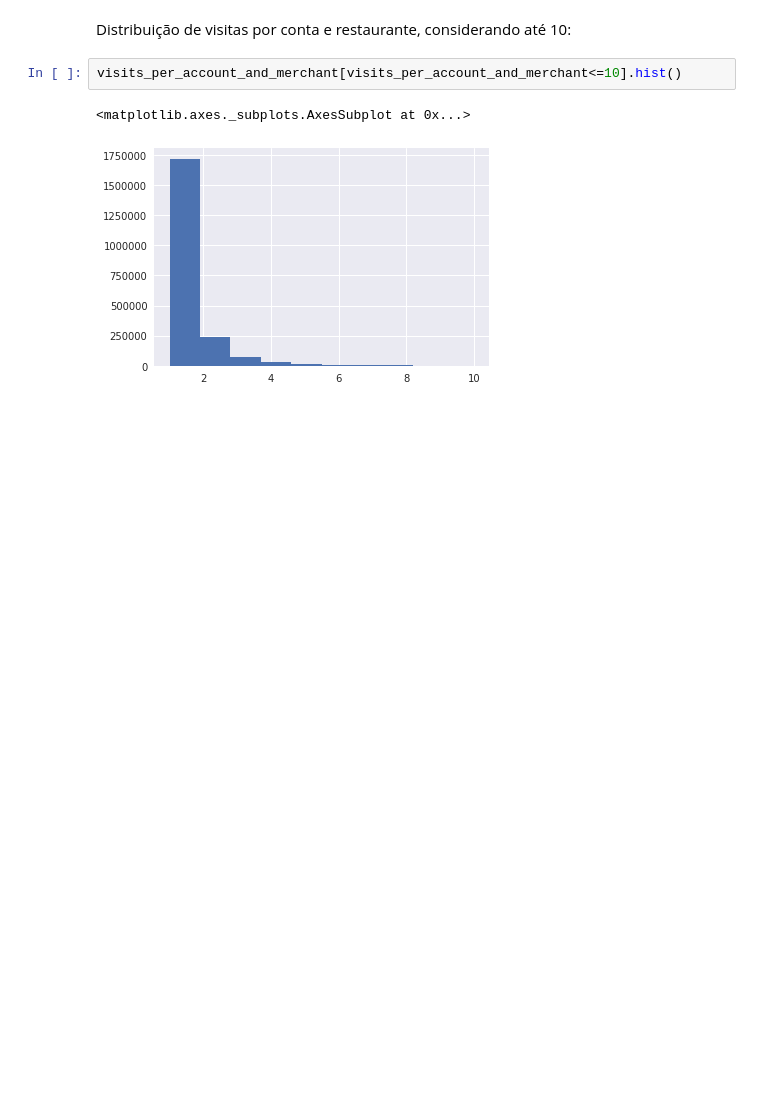
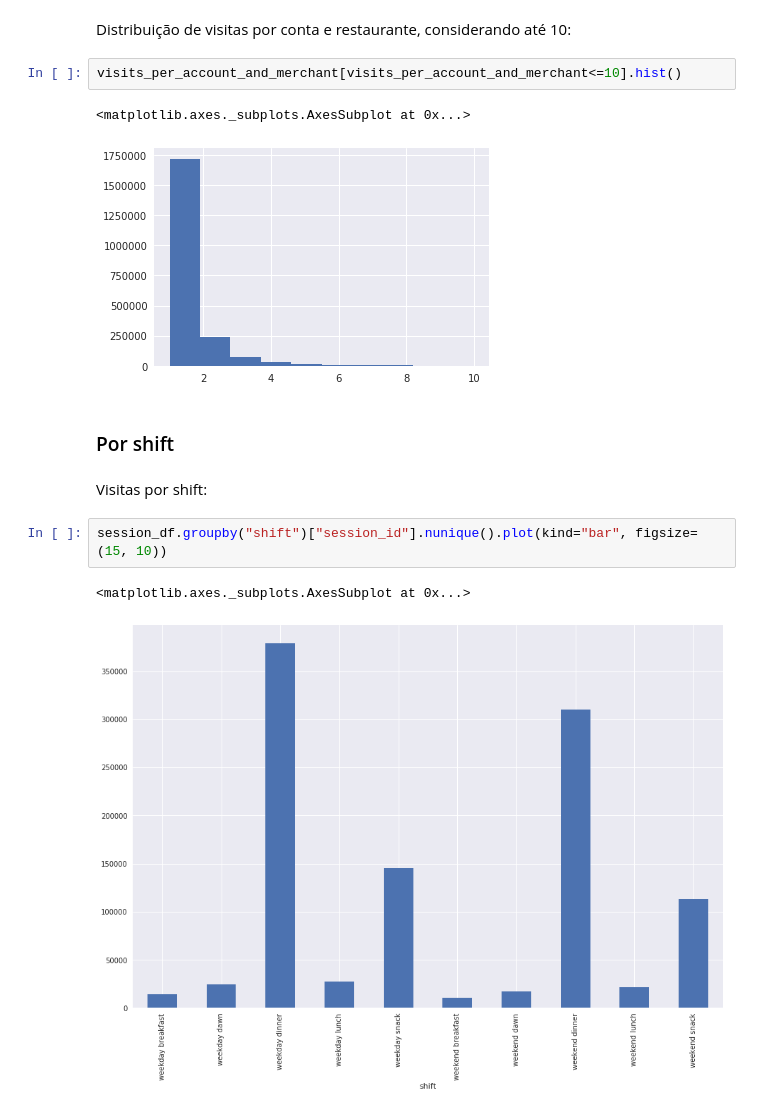
Before and after one commit to deeplearningbrasil/mars-gym, a Jupyter notebook: EDA.ipynb, the cells around one changed output. Saved outputs shown, nothing was run; the diff lists cells and outputs as text; blank space fills up the shorter version.

```diff
--- a/EDA.ipynb
+++ b/EDA.ipynb
@@ -558,3 +580,12 @@ visits_per_account_and_merchant[visits_per_account_and_merchant<=10].hist()
 # %% [output]
 <matplotlib.axes._subplots.AxesSubplot at 0x...>
 [figure]
+# %% [markdown]
+### Por shift
+# %% [markdown]
+Visitas por shift:
+# %%
+session_df.groupby("shift")["session_id"].nunique().plot(kind="bar", figsize=(15, 10))
+# %% [output]
+<matplotlib.axes._subplots.AxesSubplot at 0x...>
+[figure, added]
```
Also changed, not shown: parts of 18 cells of this notebook.
